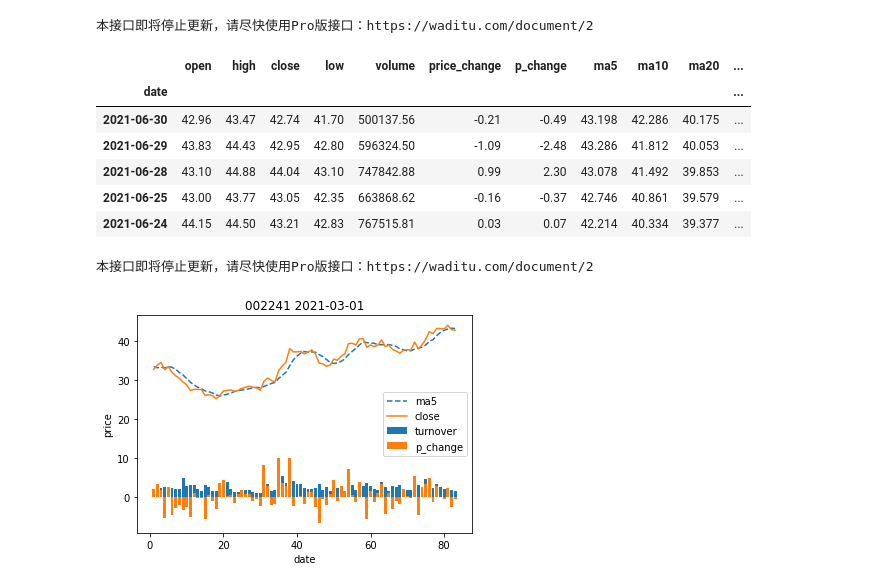
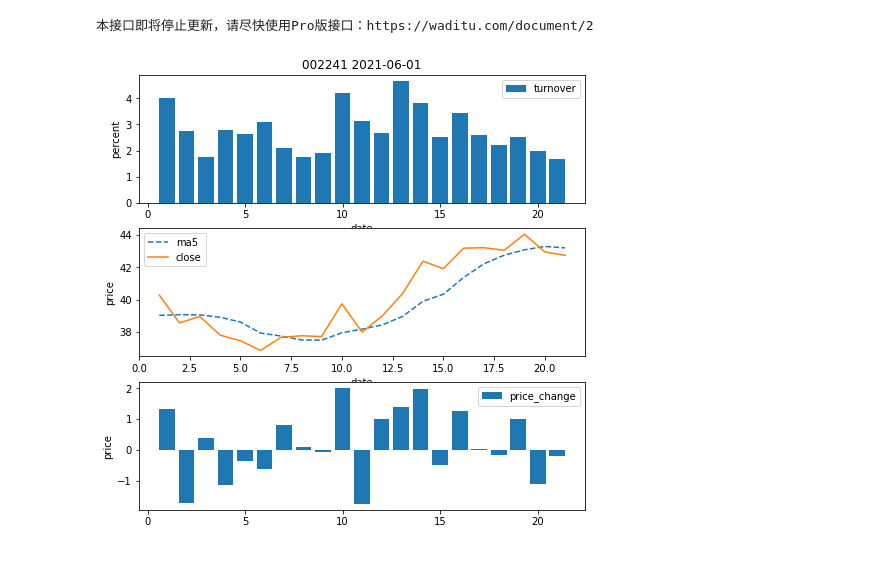
Before and after one commit to Alfxjx/quant, a Jupyter notebook: stocks.ipynb, the cells around one changed output. Saved outputs shown, nothing was run; the diff lists cells and outputs as text; code cells hidden in the pictures; blank space fills up the shorter version.

```diff
--- a/stocks.ipynb
+++ b/stocks.ipynb
@@ -5,32 +5,33 @@ import numpy as np
 # %%
 def getStockData(code, start):
     return ts.get_hist_data(code,start=start);
-# %%
-code = "002241"
-start = "2021-03-01"
-df = getStockData(code, start)
-df.head()
-# %% [output]
-本接口即将停止更新，请尽快使用Pro版接口：https://waditu.com/document/2
-|  | open | high | close | low | volume | price_change | p_change | ma5 | ma10 | ma20 | ... |
-| date |  |  |  |  |  |  |  |  |  |  | ... |
-| 2021-06-30 | 42.96 | 43.47 | 42.74 | 41.70 | 500137.56 | -0.21 | -0.49 | 43.198 | 42.286 | 40.175 | ... |
-| 2021-06-29 | 43.83 | 44.43 | 42.95 | 42.80 | 596324.50 | -1.09 | -2.48 | 43.286 | 41.812 | 40.053 | ... |
-| 2021-06-28 | 43.10 | 44.88 | 44.04 | 43.10 | 747842.88 | 0.99 | 2.30 | 43.078 | 41.492 | 39.853 | ... |
-| 2021-06-25 | 43.00 | 43.77 | 43.05 | 42.35 | 663868.62 | -0.16 | -0.37 | 42.746 | 40.861 | 39.579 | ... |
-| 2021-06-24 | 44.15 | 44.50 | 43.21 | 42.83 | 767515.81 | 0.03 | 0.07 | 42.214 | 40.334 | 39.377 | ... |
+# %%
+start6 = "2021-06-01"
+start3 =  "2021-03-01"
+start1 =  "2021-01-01"
+col = ['turnover','ma5','price_change','close']
 # %%
 def pltStock(code,start,col):
     df = ts.get_hist_data(code,start=start);
     df = df.iloc[::-1]
     x = np.arange(1, df.shape[0]+1);
 
-    fig, ax = plt.subplots()  # Create a figure and an axes.
-    ax.bar(x, df[col[0]], label='turnover')
-    ax.plot(x, df[col[1]], label='ma5',linestyle='--')
-    ax.bar(x, df[col[2]], label='p_change')
-    ax.plot(x, df[col[3]], label='close')
-    ax.set_xlabel('date')  # Add an x-label to the axes.
-    ax.set_ylabel('price')  # Add a y-label to the axes.
-    ax.set_title(code+" "+start)  # Add a title to the axes.
-    ax.legend()  # Add a legend.
+    fig, ax = plt.subplots(3,figsize=(8,8))
+
+    ax[0].bar(x, df[col[0]], label='turnover')
+    ax[1].plot(x, df[col[1]], label='ma5',linestyle='--')
+    ax[1].plot(x, df[col[3]], label='close')
+    ax[2].bar(x, df[col[2]], label='price_change')
+
+    ax[0].set_xlabel('date')  # Add an x-label to the axes.
+    ax[1].set_xlabel('date')  # Add an x-label to the axes.
+    ax[1].set_xlabel('date')  # Add an x-label to the axes.
+
+    ax[0].set_ylabel('percent')  # Add a y-label to the axes.
+    ax[1].set_ylabel('price')  # Add a y-label to the axes.
+    ax[2].set_ylabel('price')  # Add a y-label to the axes.
+
+    ax[0].set_title(code+" "+start)  # Add a title to the axes.
+    ax[0].legend()  # Add a legend.
+    ax[1].legend()  # Add a legend.
+    ax[2].legend()  # Add a legend.
@@ -37,6 +85,6 @@ def pltStock(code,start,col):
 # %%
 # 歌尔
-pltStock("002241", "2021-03-01", ['turnover','ma5','p_change','close'])
+pltStock("002241", start, col)
 # %% [output]
 本接口即将停止更新，请尽快使用Pro版接口：https://waditu.com/document/2
-[figure, old version]
+[figure, new version]
```
Also changed, not shown: parts of 13 cells of this notebook.
